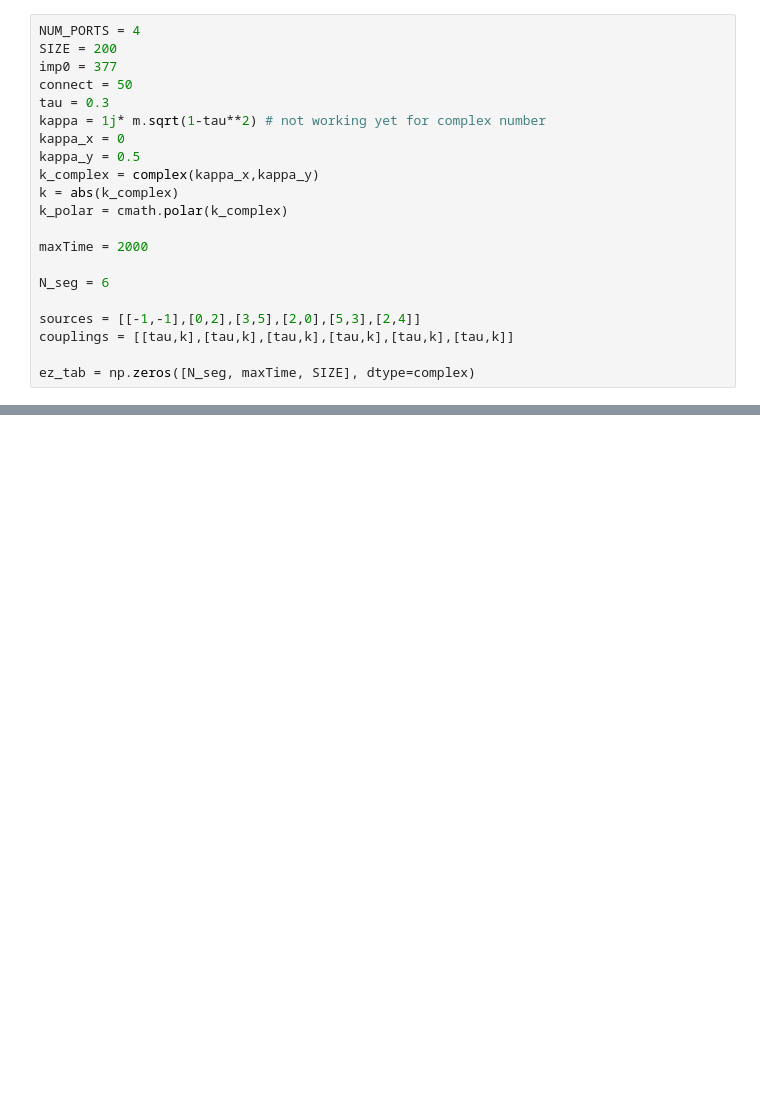
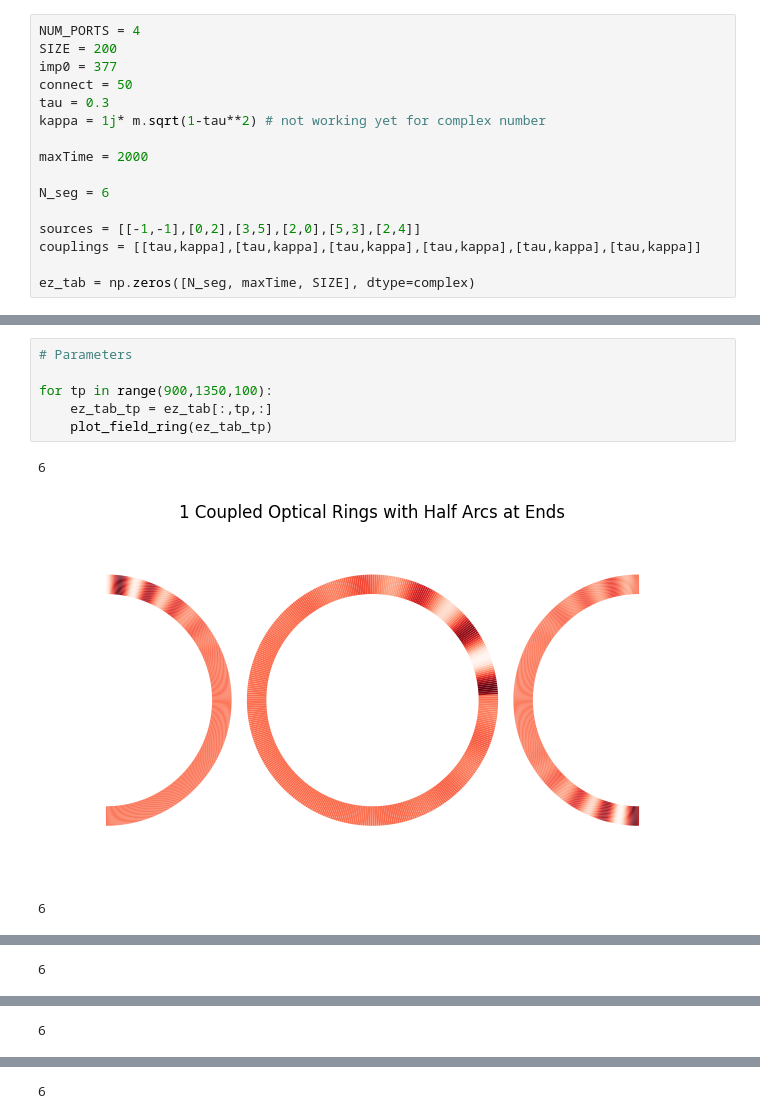
Before and after one commit to Mitalikapoor15/Project, a Jupyter notebook: python_fdtd/fdtd-build-complex.ipynb, the cells around one changed output, grey strips where cells are left out. Saved outputs shown, nothing was run; the diff lists cells and outputs as text; blank space fills up the shorter version.

```diff
--- a/python_fdtd/fdtd-build-complex.ipynb
+++ b/python_fdtd/fdtd-build-complex.ipynb
@@ -13,17 +21,12 @@ imp0 = 377
 connect = 50
 tau = 0.3
 kappa = 1j* m.sqrt(1-tau**2) # not working yet for complex number
-kappa_x = 0
-kappa_y = 0.5
-k_complex = complex(kappa_x,kappa_y)
-k = abs(k_complex)
-k_polar = cmath.polar(k_complex)
 
 maxTime = 2000
 
 N_seg = 6
 
 sources = [[-1,-1],[0,2],[3,5],[2,0],[5,3],[2,4]]
-couplings = [[tau,k],[tau,k],[tau,k],[tau,k],[tau,k],[tau,k]]
+couplings = [[tau,kappa],[tau,kappa],[tau,kappa],[tau,kappa],[tau,kappa],[tau,kappa]]
 
 ez_tab = np.zeros([N_seg, maxTime, SIZE], dtype=complex)
@@ -177,0 +126,10 @@ range(0, 200)
+# %%
+# Parameters
+
+for tp in range(900,1350,100):
+    ez_tab_tp = ez_tab[:,tp,:]
+    plot_field_ring(ez_tab_tp)
+# %% [output]
+6
+[figure, added]
+6
@@ -177,0 +137 @@ range(0, 200)
+6
@@ -177,0 +139 @@ range(0, 200)
+6
@@ -177,0 +141 @@ range(0, 200)
+6
```
Also changed, not shown: parts of 9 cells of this notebook, 5 other files.
